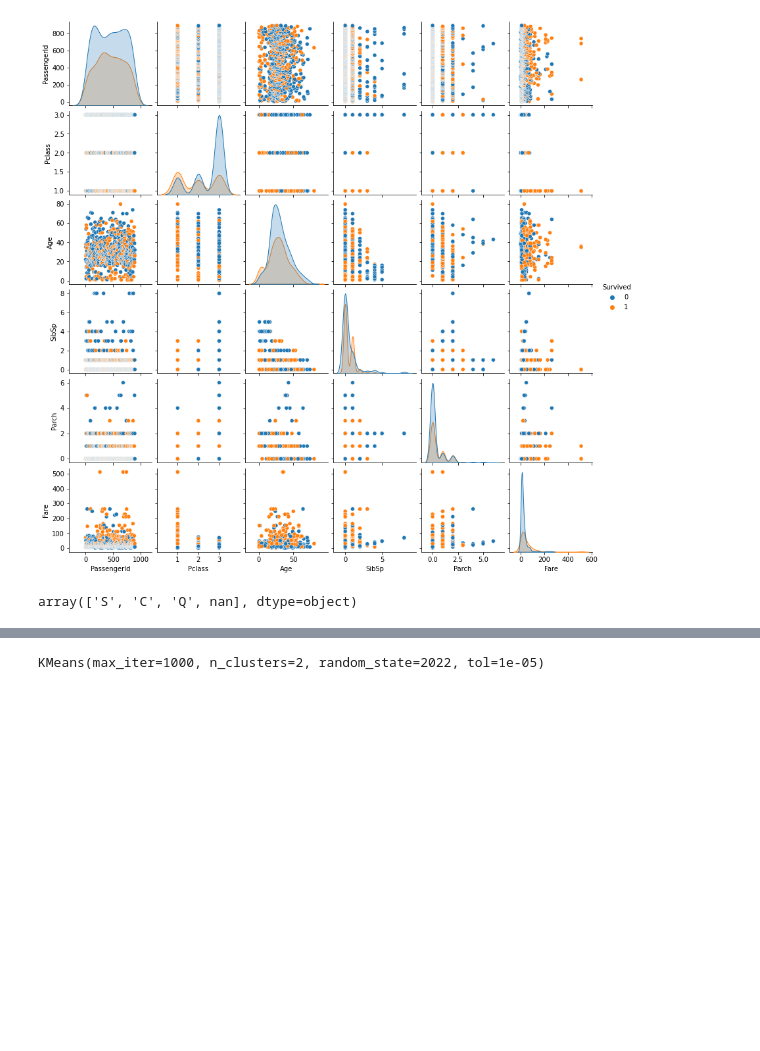
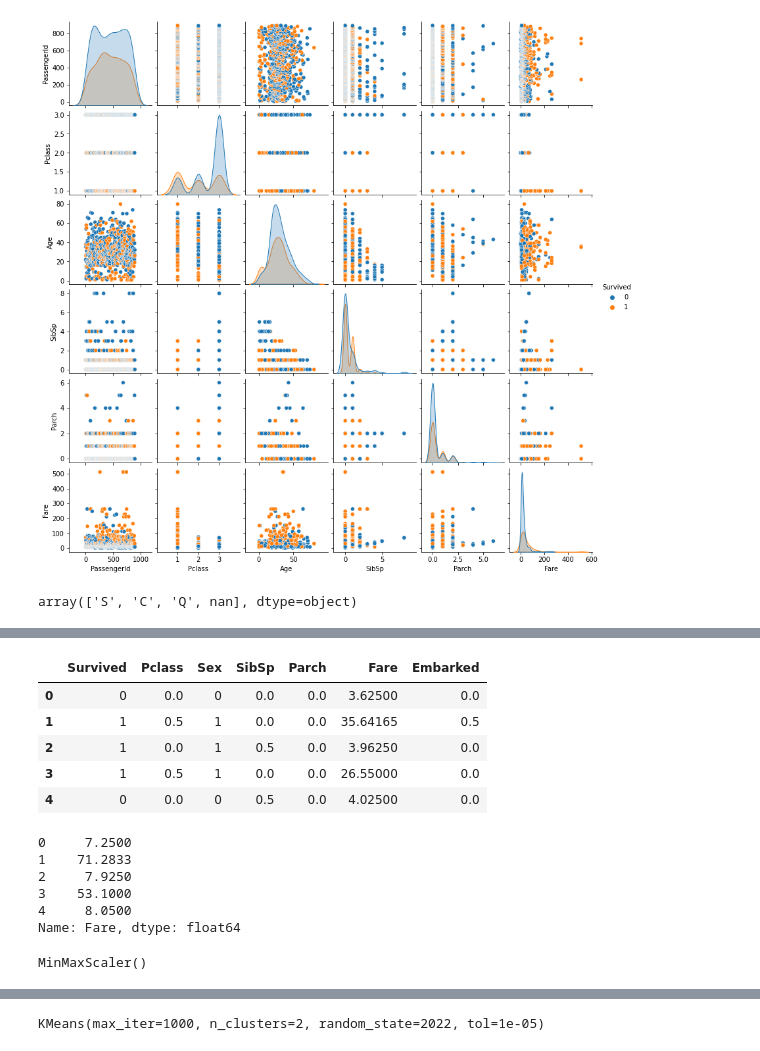
Before and after one commit to NiravSurajlal/KaggleComp-TitanicMachineLearningFromDisaster, a Jupyter notebook: main2.ipynb, the cells around one changed output, grey strips where cells are left out. Saved outputs shown, nothing was run; the diff lists cells and outputs as text; code cells hidden in the pictures; blank space fills up the shorter version.

```diff
--- a/main2.ipynb
+++ b/main2.ipynb
@@ -82 +82,11 @@ Scaling training data ...
 Completed Setup.
+# %%
+KMeans_base_estimator = KMeans(n_clusters=2,
+                               init='k-means++',
+                               n_init=10, max_iter=1000,
+                               tol=0.00001,
+                               verbose=0,
+                               random_state=seed_val,
+                               copy_x=True,
+                               algorithm='auto')
+my_pipeline.set_algos({'KMeans_1':KMeans_base_estimator})
@@ -82,0 +97,2 @@ Completed Setup.
+# %%
+X, Y = my_pipeline.get_data_by_case(1)
@@ -82,0 +105,27 @@ Completed Setup.
+# %%
+X.head()
+# %% [output]
+|  | Survived | Pclass | Sex | SibSp | Parch | Fare | Embarked |
+| 0 | 0 | 0.0 | 0 | 0.0 | 0.0 | 3.62500 | 0.0 |
+| 1 | 1 | 0.5 | 1 | 0.0 | 0.0 | 35.64165 | 0.5 |
+| 2 | 1 | 0.0 | 1 | 0.5 | 0.0 | 3.96250 | 0.0 |
+| 3 | 1 | 0.5 | 1 | 0.0 | 0.0 | 26.55000 | 0.0 |
+| 4 | 0 | 0.0 | 0 | 0.5 | 0.0 | 4.02500 | 0.0 |
+# %%
+my_pipeline.data['train']['Fare'].head()
+# %% [output]
+0     7.2500
+1    71.2833
+2     7.9250
+3    53.1000
+4     8.0500
+Name: Fare, dtype: float64
+# %%
+sc1 = MinMaxScaler(feature_range=(0,1))
+sc2 = MinMaxScaler(feature_range=(0,1))
+sc3 = MinMaxScaler(feature_range=(0,1))
+sc1.fit(np.array(my_pipeline.data['train']['Fare']).reshape(-1,1))
+sc2.fit(np.array(my_pipeline.data['train']['Pclass']).reshape(-1,1))
+sc3.fit(np.array(my_pipeline.data['train']['SibSp']).reshape(-1,1))
+# %% [output]
+MinMaxScaler()
```
Also changed, not shown: parts of 11 cells of this notebook, 1 other file.
